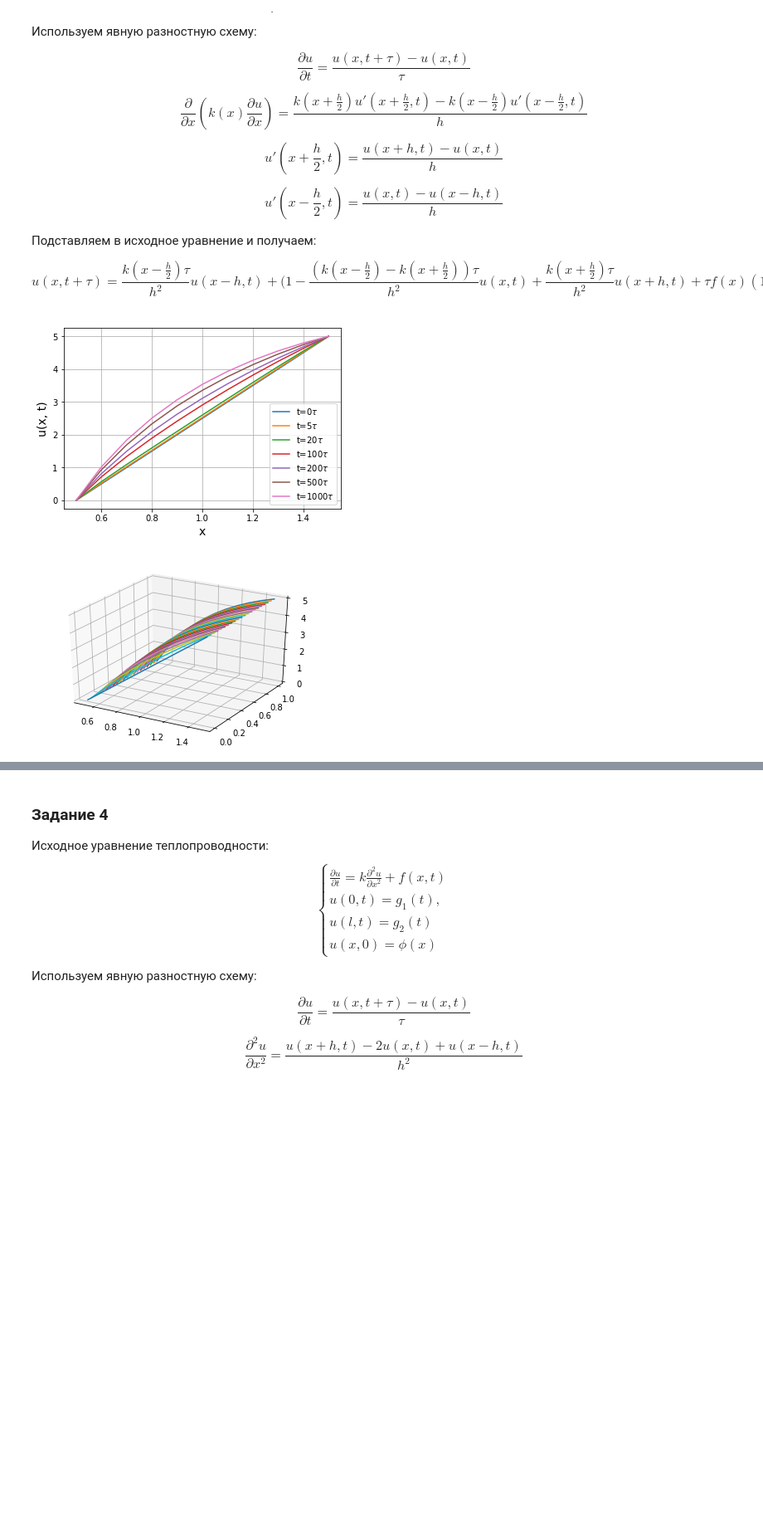
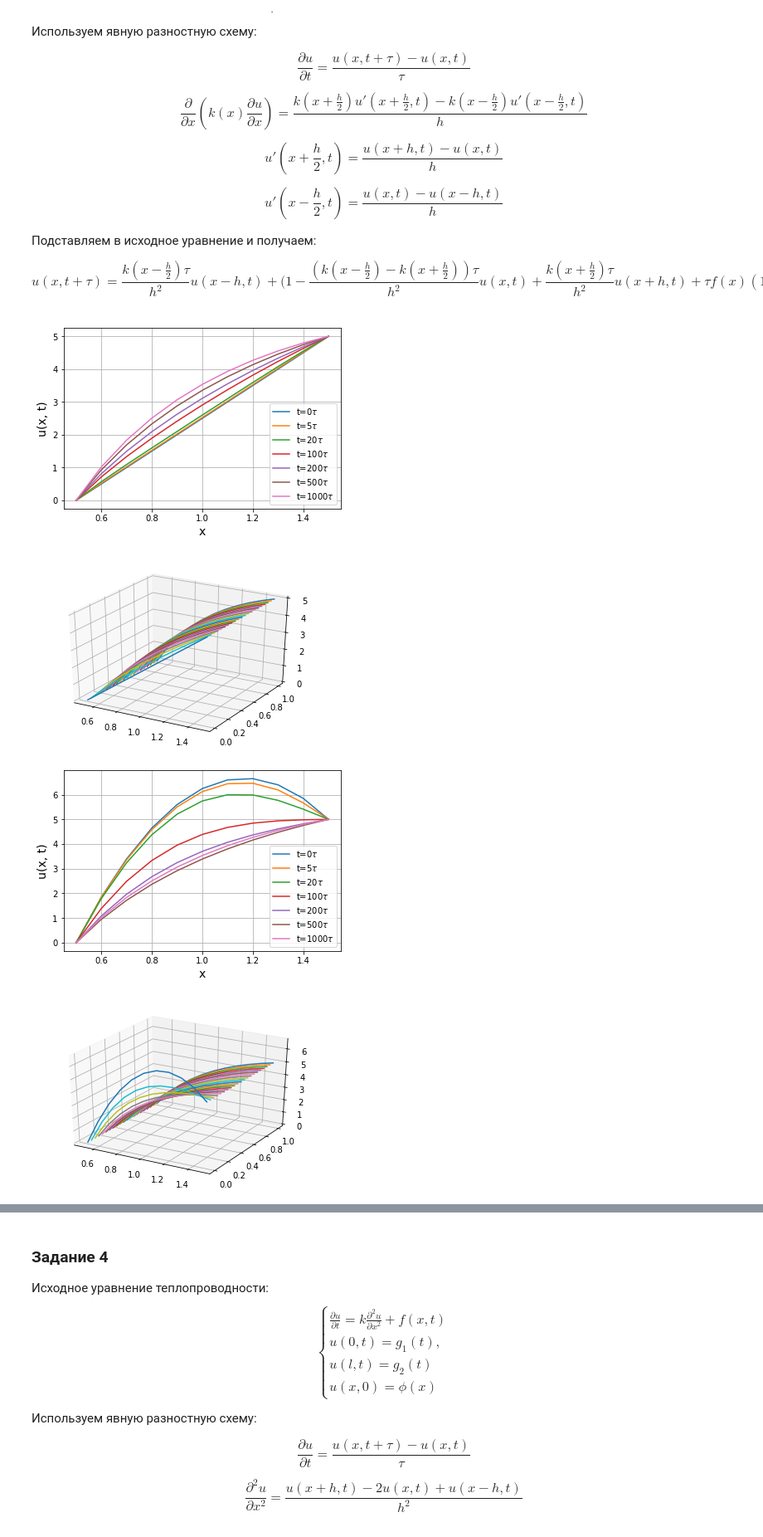
Before and after one commit to edadasko/numerical_analysis, a Jupyter notebook: lab_3_heat_equation.ipynb, the cells around one changed output, grey strips where cells are left out. Shown at 83% size. Cells and saved outputs as stored; diff of their text form; code cells hidden in the pictures; blank space fills up the shorter version.

Commit message:
add more graphics

```diff
--- a/lab_3_heat_equation.ipynb
+++ b/lab_3_heat_equation.ipynb
@@ -277,10 +277,23 @@ def show_3d_plot(x, t, A):
 # %%
 t_values = [0, 5, 20, 100, 200, 500, 1000]
 t = 1000 * dt
+
 phi = lambda x: 5 * x - 2.5
 x_row, t_row, A = task3(phi)
 show_plots(x_row, A, t_values)
 show_3d_plot(x_row, t_row, A)
+
+phi = lambda x: -15*(x - 0.5) ** 2 + 20 * (x - 0.5)
+x_row, t_row, A = task3(phi)
+show_plots(x_row, A, t_values)
+show_3d_plot(x_row, t_row, A)
+
+phi = lambda x: -15*(x - 0.5) ** 3 + 20 * (x - 0.5) ** 2
+x_row, t_row, A = task3(phi)
+show_plots(x_row, A, t_values)
+show_3d_plot(x_row, t_row, A)
 # %% [output]
 [figure]
 [figure]
+[figure, added]
+[figure, added]
```
Also changed, not shown: parts of 1 cell of this notebook.
